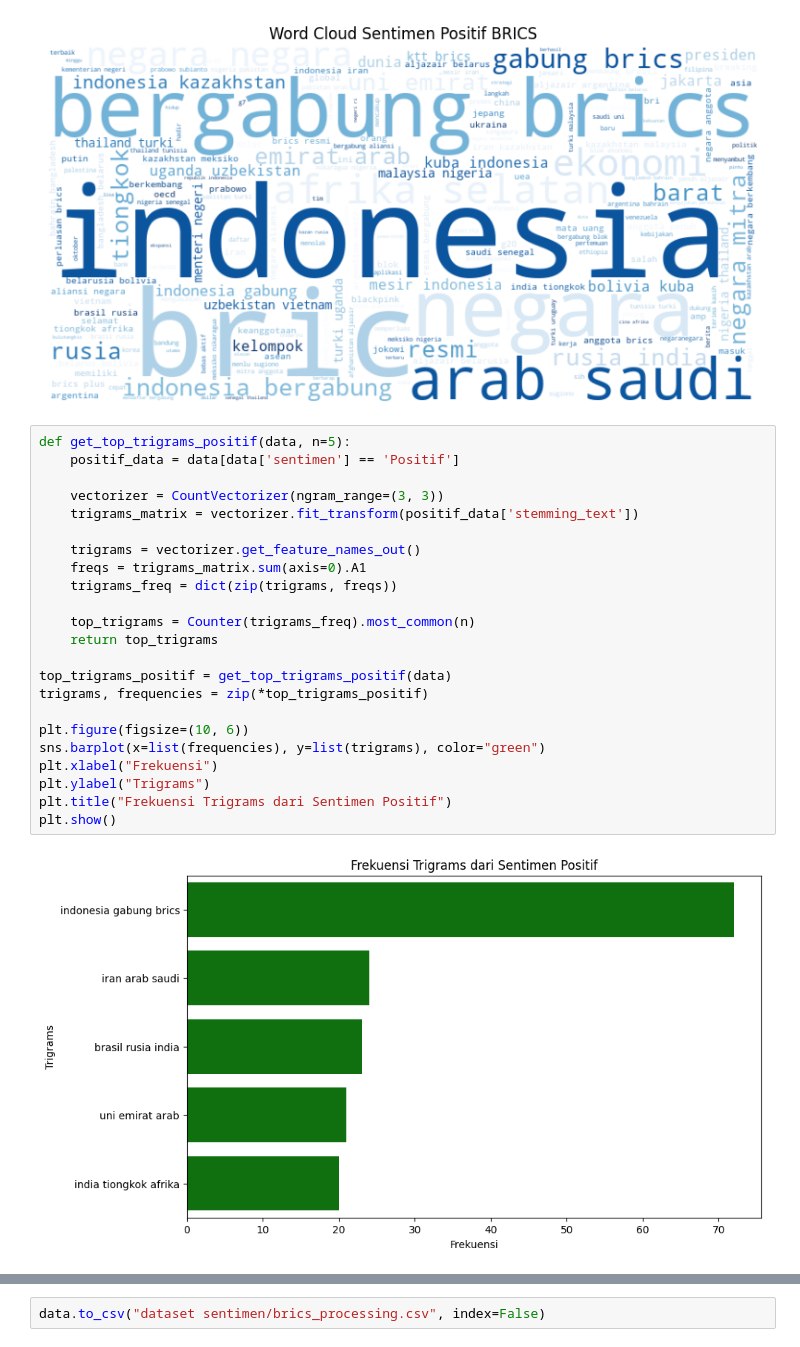
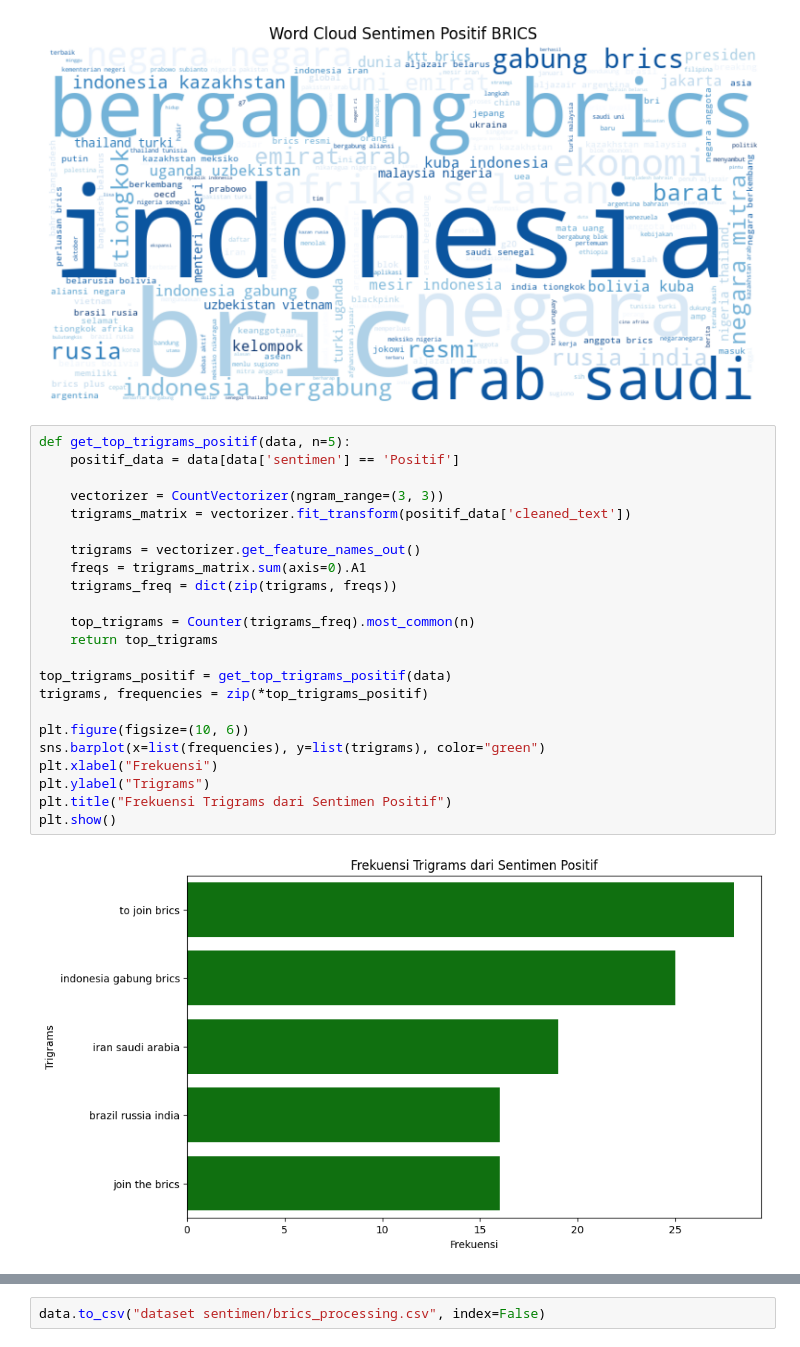
Before and after one commit to Azuredeer/sentiment_analysis_brics, a Jupyter notebook: cleaning_data.ipynb, the cells around one changed output, grey strips where cells are left out. Saved outputs shown, nothing was run; the diff lists cells and outputs as text.

```diff
--- a/cleaning_data.ipynb
+++ b/cleaning_data.ipynb
@@ -684,25 +684,25 @@ plt.show()
 # %%
 def get_top_trigrams_positif(data, n=5):
     positif_data = data[data['sentimen'] == 'Positif']
 
     vectorizer = CountVectorizer(ngram_range=(3, 3))
-    trigrams_matrix = vectorizer.fit_transform(positif_data['stemming_text'])
+    trigrams_matrix = vectorizer.fit_transform(positif_data['cleaned_text'])
 
     trigrams = vectorizer.get_feature_names_out()
     freqs = trigrams_matrix.sum(axis=0).A1
     trigrams_freq = dict(zip(trigrams, freqs))
 
     top_trigrams = Counter(trigrams_freq).most_common(n)
     return top_trigrams
 
 top_trigrams_positif = get_top_trigrams_positif(data)
 trigrams, frequencies = zip(*top_trigrams_positif)
 
 plt.figure(figsize=(10, 6))
 sns.barplot(x=list(frequencies), y=list(trigrams), color="green")
 plt.xlabel("Frekuensi")
 plt.ylabel("Trigrams")
 plt.title("Frekuensi Trigrams dari Sentimen Positif")
 plt.show()
 # %% [output]
-[figure, old version]
+[figure, new version]
```
Also changed, not shown: parts of 3 cells of this notebook.
